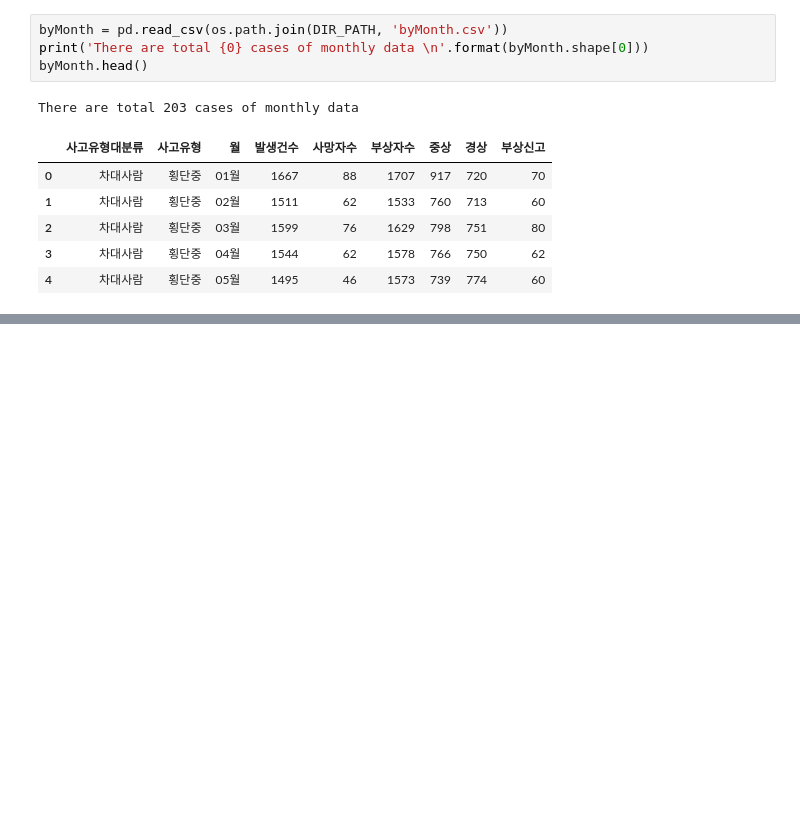
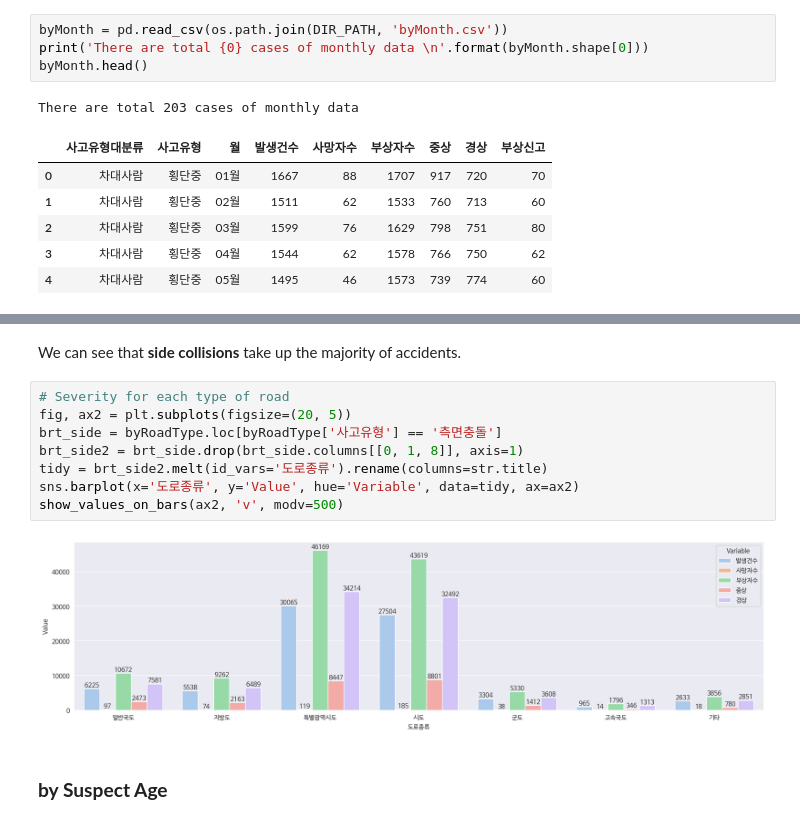
Before and after one commit to hwuiwon/data-analysis-study, a Jupyter notebook: Python/P02_Traffic_Accidents_in_Korea_2018.ipynb, the cells around one changed output, grey strips where cells are left out. Cells and saved outputs as stored; diff of their text form; blank space fills up the shorter version.

```diff
--- a/Python/P02_Traffic_Accidents_in_Korea_2018.ipynb
+++ b/Python/P02_Traffic_Accidents_in_Korea_2018.ipynb
@@ -138,0 +157,14 @@ However, most people were hurt in September.
+# %% [markdown]
+We can see that **side collisions** take up the majority of accidents.
+# %%
+# Severity for each type of road
+fig, ax2 = plt.subplots(figsize=(20, 5))
+brt_side = byRoadType.loc[byRoadType['사고유형'] == '측면충돌']
+brt_side2 = brt_side.drop(brt_side.columns[[0, 1, 8]], axis=1)
+tidy = brt_side2.melt(id_vars='도로종류').rename(columns=str.title)
+sns.barplot(x='도로종류', y='Value', hue='Variable', data=tidy, ax=ax2)
+show_values_on_bars(ax2, 'v', modv=500)
+# %% [output]
+[figure, added]
+# %% [markdown]
+### **by Suspect Age**
```
Also changed, not shown: parts of 16 cells of this notebook.
